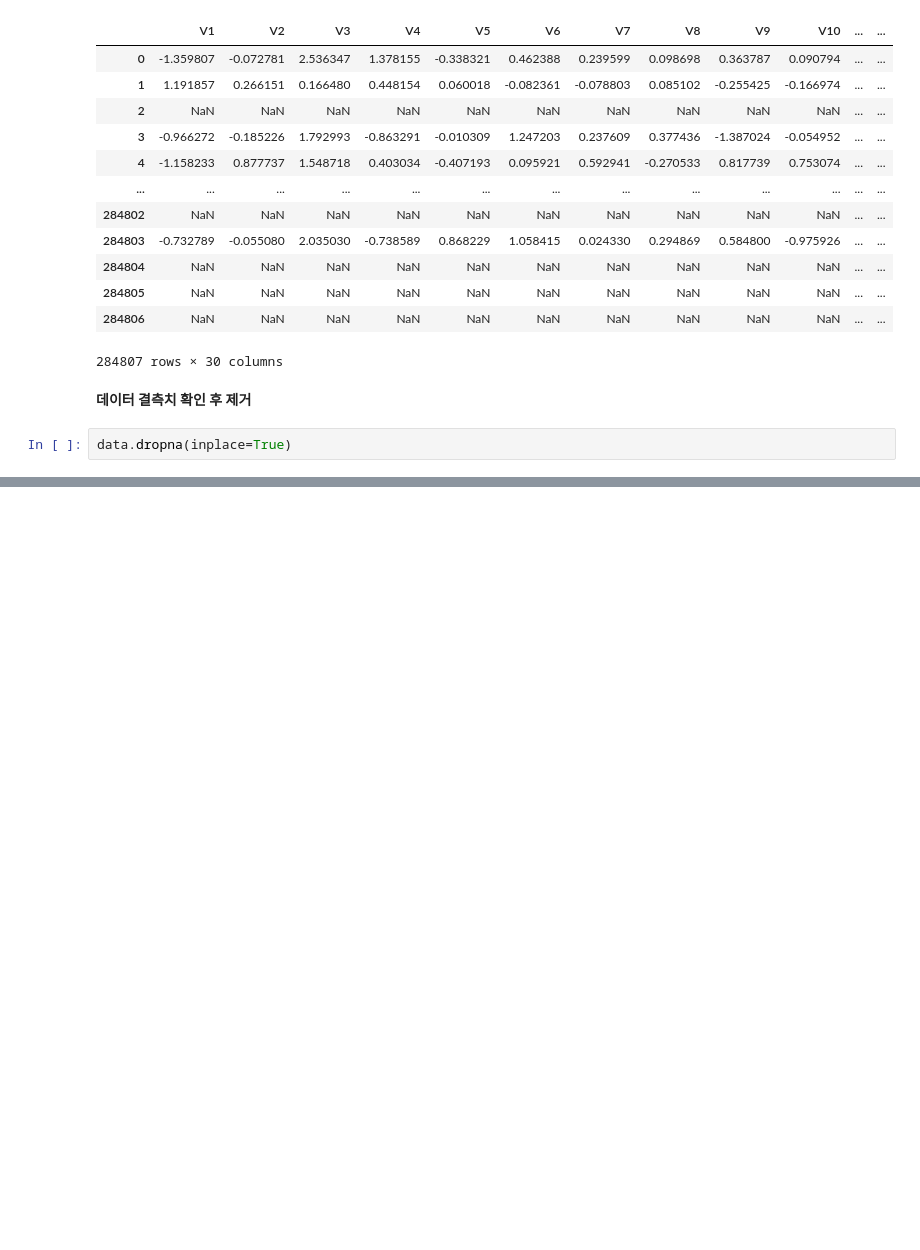
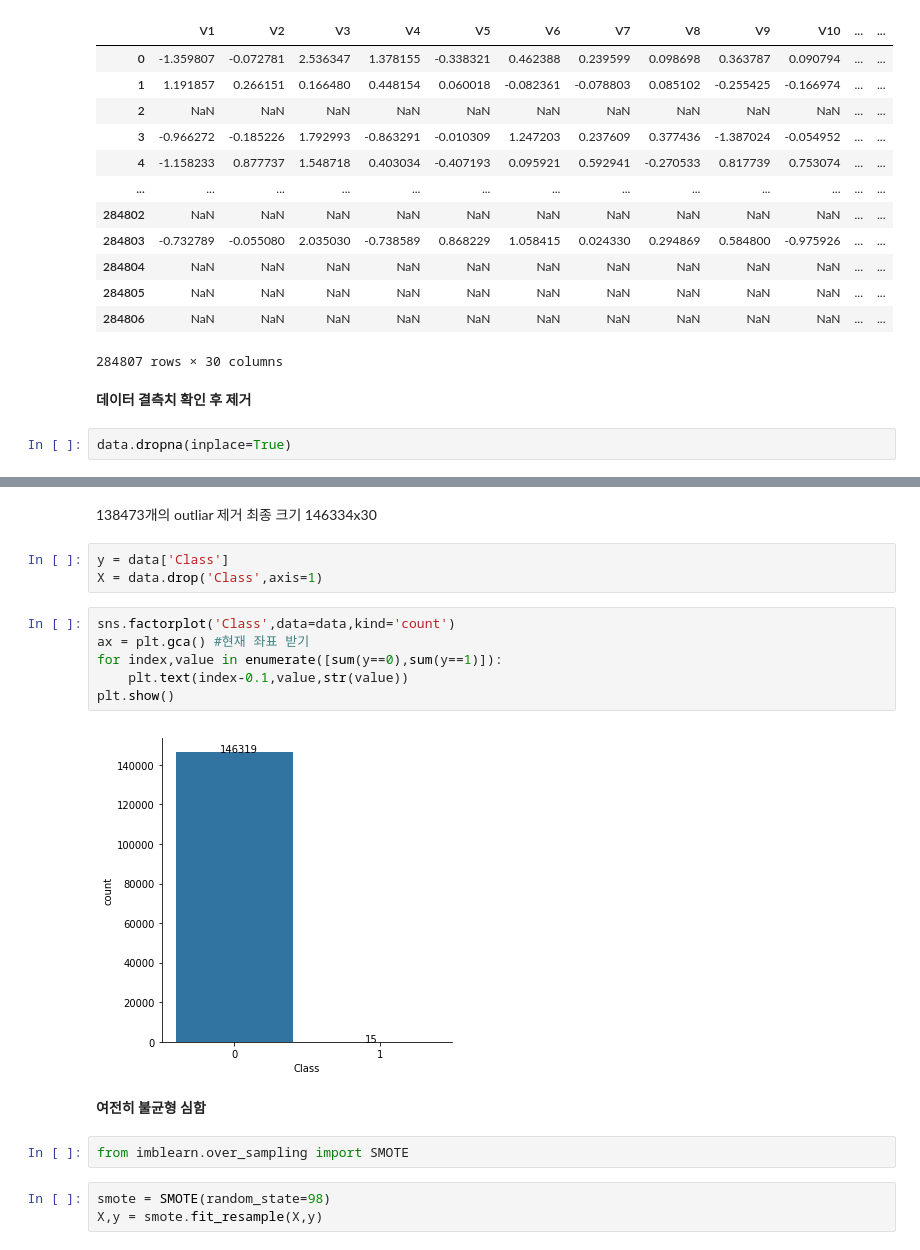
Before and after one commit to Eeun-ju/Credit-Card-Detection, a Jupyter notebook: 신용카드 데이터 EDA.ipynb, the cells around one changed output, grey strips where cells are left out. Cells and saved outputs as stored; diff of their text form; blank space fills up the shorter version.

```diff
--- a/신용카드 데이터 EDA.ipynb
+++ b/신용카드 데이터 EDA.ipynb
@@ -145,0 +179,20 @@ data.dropna(inplace=True)
+# %% [markdown]
+138473개의 outliar 제거 최종 크기 146334x30
+# %%
+y = data['Class']
+X = data.drop('Class',axis=1)
+# %%
+sns.factorplot('Class',data=data,kind='count')
+ax = plt.gca() #현재 좌표 받기
+for index,value in enumerate([sum(y==0),sum(y==1)]):
+    plt.text(index-0.1,value,str(value))
+plt.show()
+# %% [output]
+[figure, added]
+# %% [markdown]
+**여전히 불균형 심함**
+# %%
+from imblearn.over_sampling import SMOTE
+# %%
+smote = SMOTE(random_state=98)
+X,y = smote.fit_resample(X,y)
```
Also changed, not shown: parts of 11 cells of this notebook.
